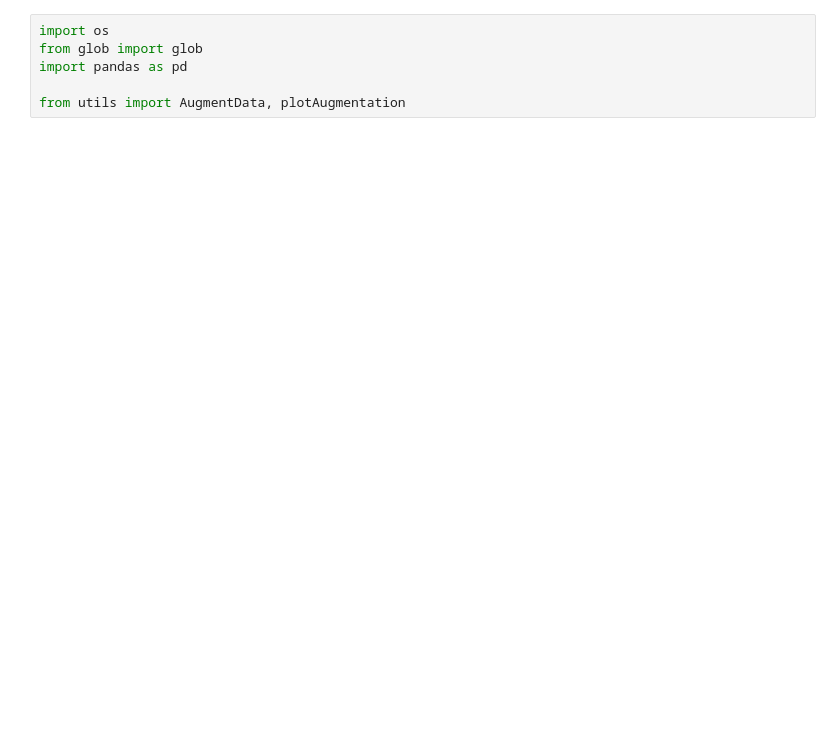
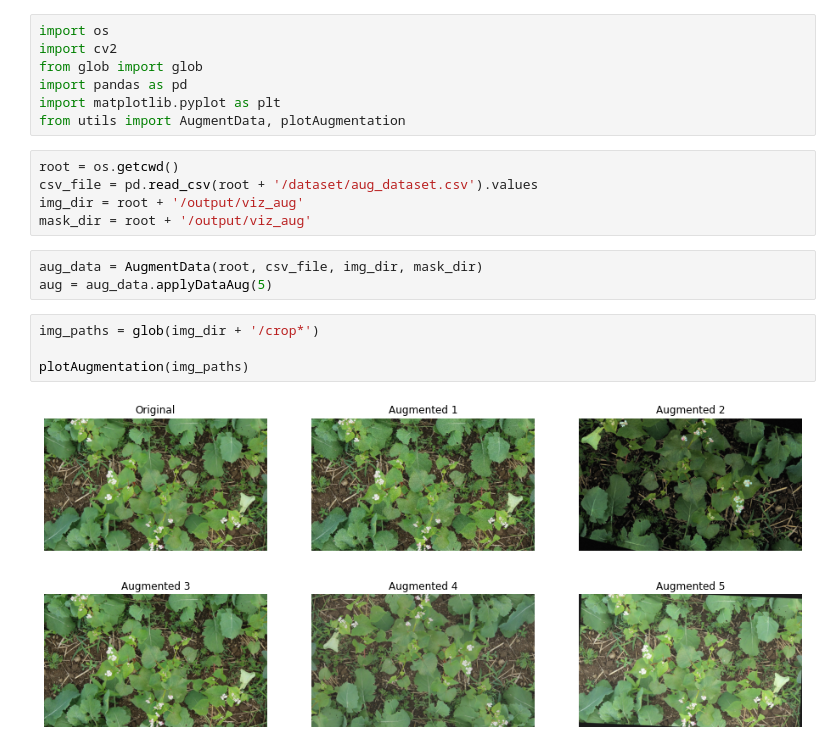
Before and after one commit to nasserdr/computer_vision_with_azure_course, a Jupyter notebook: 2_semantic_segmentation/data_aug.ipynb, the cells around one changed output. Drawn from its saved outputs; the diff is of its cells as text; blank space fills up the shorter version.

Commit message:
data aug

```diff
--- a/2_semantic_segmentation/data_aug.ipynb
+++ b/2_semantic_segmentation/data_aug.ipynb
@@ -22,6 +22,21 @@ Requirement already satisfied: pyparsing>=2.2.1 in /anaconda/envs/azureml_py38/l
 # %%
 import os
+import cv2
 from glob import glob
 import pandas as pd
-
+import matplotlib.pyplot as plt
 from utils import AugmentData, plotAugmentation
+# %%
+root = os.getcwd()
+csv_file = pd.read_csv(root + '/dataset/aug_dataset.csv').values
+img_dir = root + '/output/viz_aug'
+mask_dir = root + '/output/viz_aug'
+# %%
+aug_data = AugmentData(root, csv_file, img_dir, mask_dir)
+aug = aug_data.applyDataAug(5)
+# %%
+img_paths = glob(img_dir + '/crop*')
+
+plotAugmentation(img_paths)
+# %% [output]
+[figure, added]
```
Also changed, not shown: parts of 2 cells of this notebook, 13 other files.
